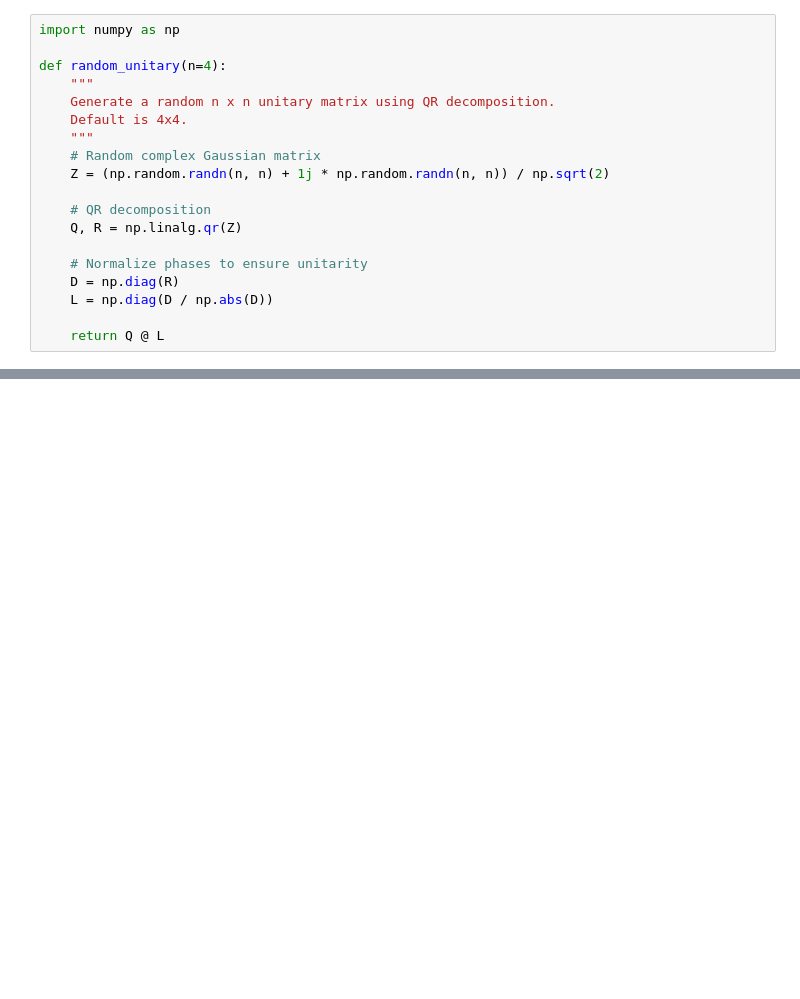
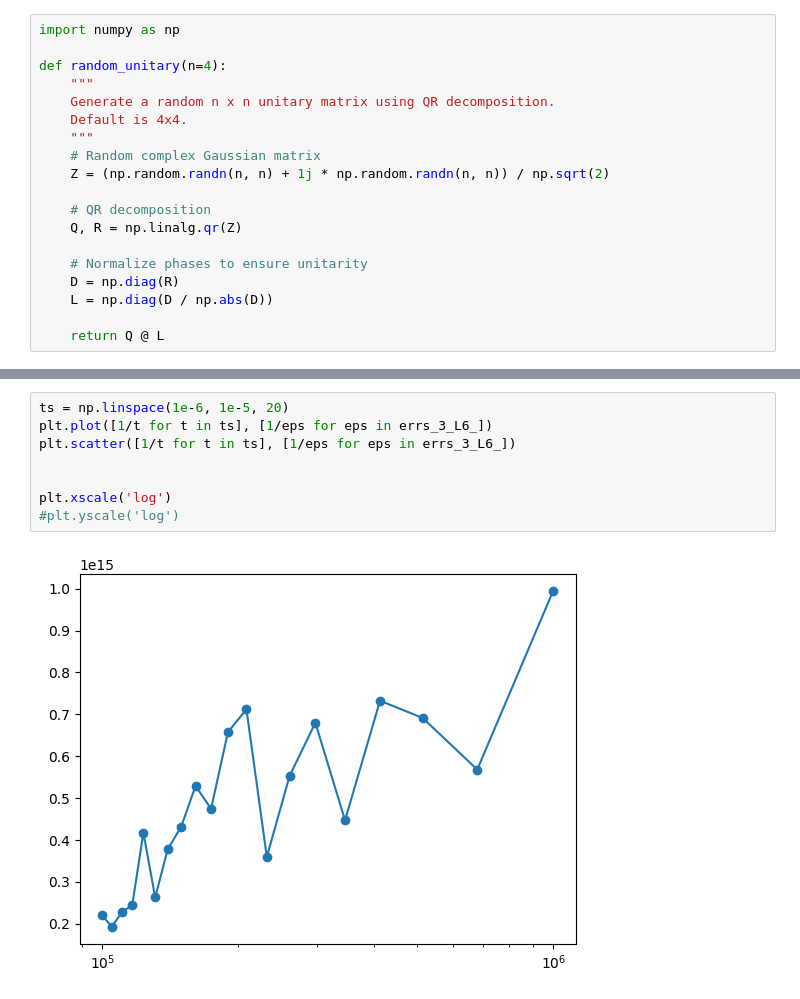
Before and after one commit to erenaykrcn/ccU, a Jupyter notebook: examples/optimal_bounds/Optimal Bounds.ipynb, the cells around one changed output, grey strips where cells are left out. Drawn from its saved outputs; the diff is of its cells as text; blank space fills up the shorter version.

```diff
--- a/examples/optimal_bounds/Optimal Bounds.ipynb
+++ b/examples/optimal_bounds/Optimal Bounds.ipynb
@@ -281,0 +368,10 @@ plt.xscale('log')
+# %%
+ts = np.linspace(1e-6, 1e-5, 20)
+plt.plot([1/t for t in ts], [1/eps for eps in errs_3_L6_])
+plt.scatter([1/t for t in ts], [1/eps for eps in errs_3_L6_])
+
+
+plt.xscale('log')
+#plt.yscale('log')
+# %% [output]
+[figure, added]
```
Also changed, not shown: parts of 13 cells of this notebook, 8 other files.
